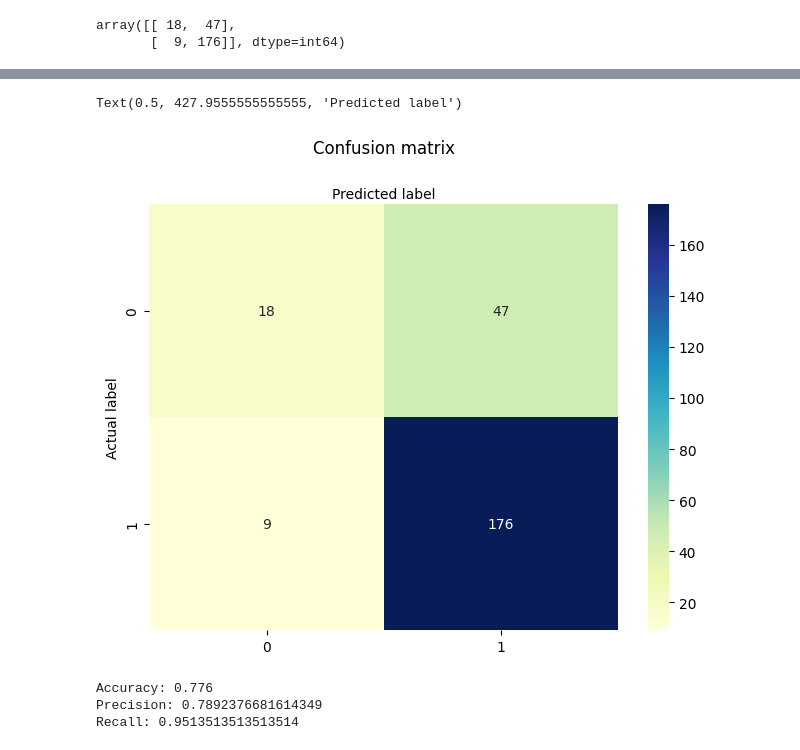
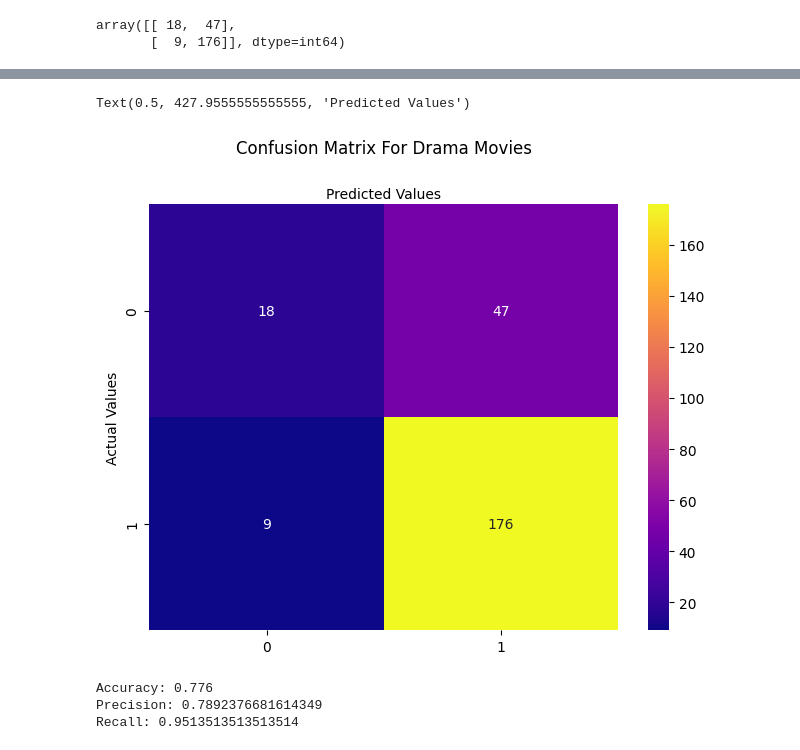
Before and after one commit to ColeDM-2020/INST-354-Project, a Jupyter notebook: Final_Project.ipynb, the cells around one changed output, grey strips where cells are left out. Saved outputs shown, nothing was run; the diff lists cells and outputs as text; code cells hidden in the pictures.

```diff
--- a/Final_Project.ipynb
+++ b/Final_Project.ipynb
@@ -72,5 +93,7 @@ allmovielist = movie_df['Series_Title'].to_list()
 # %%
-test = movie_df[movie_df['Genre'].apply(lambda x: pd.Series(x.split(', ')).isin(['Drama']).any())]
+# Made a datframe with all of the movies that have drama in the genre
+genre = 'Drama'
+test = movie_df[movie_df['Genre'].apply(lambda x: pd.Series(x.split(', ')).isin([genre]).any())]
 # %%
 test
 # %% [output]
@@ -172,17 +212,17 @@ array([[ 18,  47],
 # %%
 categories = [0,1]
 fig, ax = plt.subplots()
 plt.xticks([0,1], categories)
 plt.yticks([0,1], categories)
-sns.heatmap(pd.DataFrame(conf_mat), annot=True, cmap="YlGnBu" ,fmt='g')
+sns.heatmap(pd.DataFrame(conf_mat), annot=True, cmap="plasma" ,fmt='g')
 ax.xaxis.set_label_position("top")
 plt.tight_layout()
-plt.title('Confusion matrix', y=1.1)
-plt.ylabel('Actual label')
-plt.xlabel('Predicted label')
+plt.title('Confusion Matrix For Drama Movies', y=1.1)
+plt.ylabel('Actual Values')
+plt.xlabel('Predicted Values')
 # %% [output]
-Text(0.5, 427.9555555555555, 'Predicted label')
+Text(0.5, 427.9555555555555, 'Predicted Values')
-[figure, old version]
+[figure, new version]
 # %%
 from sklearn.dummy import DummyClassifier
 dummy_clf = DummyClassifier(strategy="most_frequent")
```
Also changed, not shown: parts of 27 cells of this notebook.
